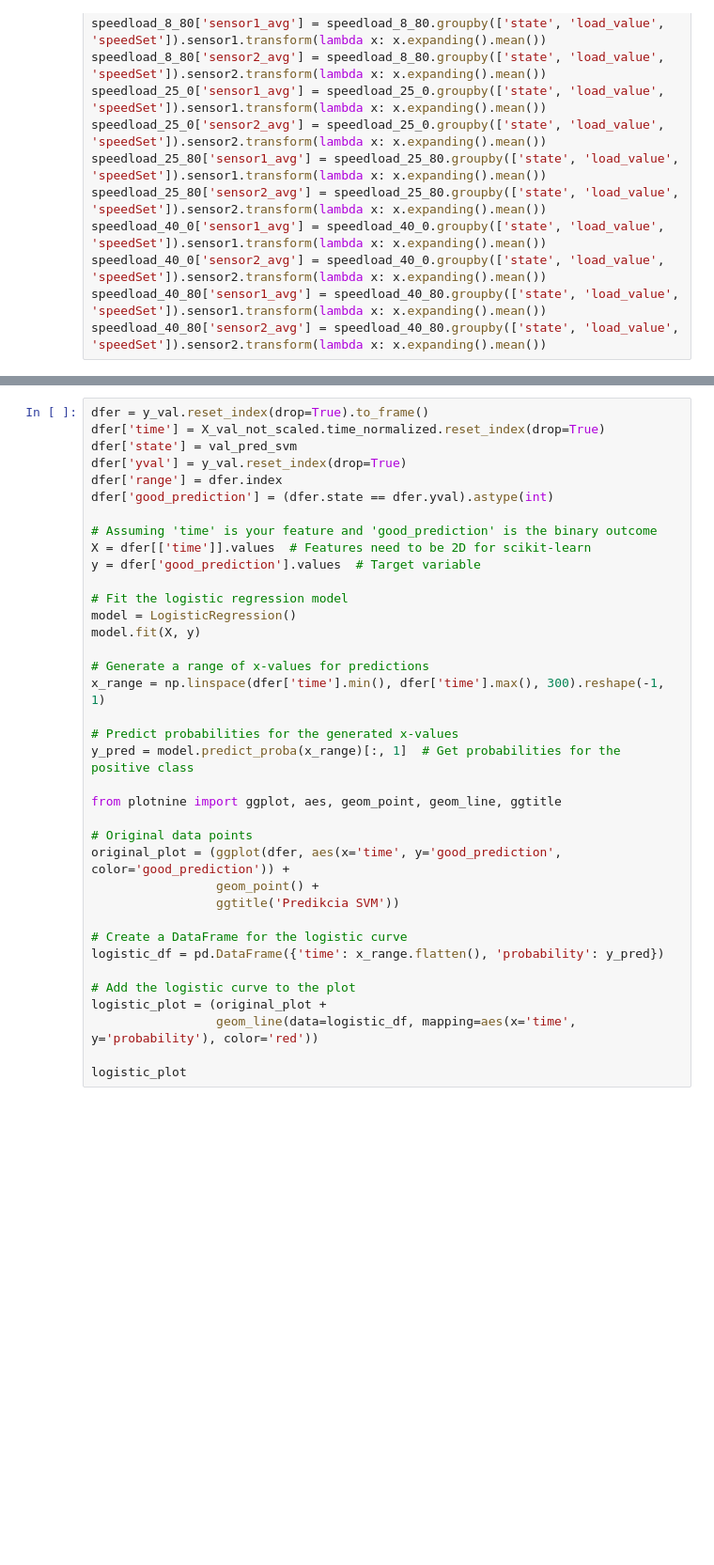
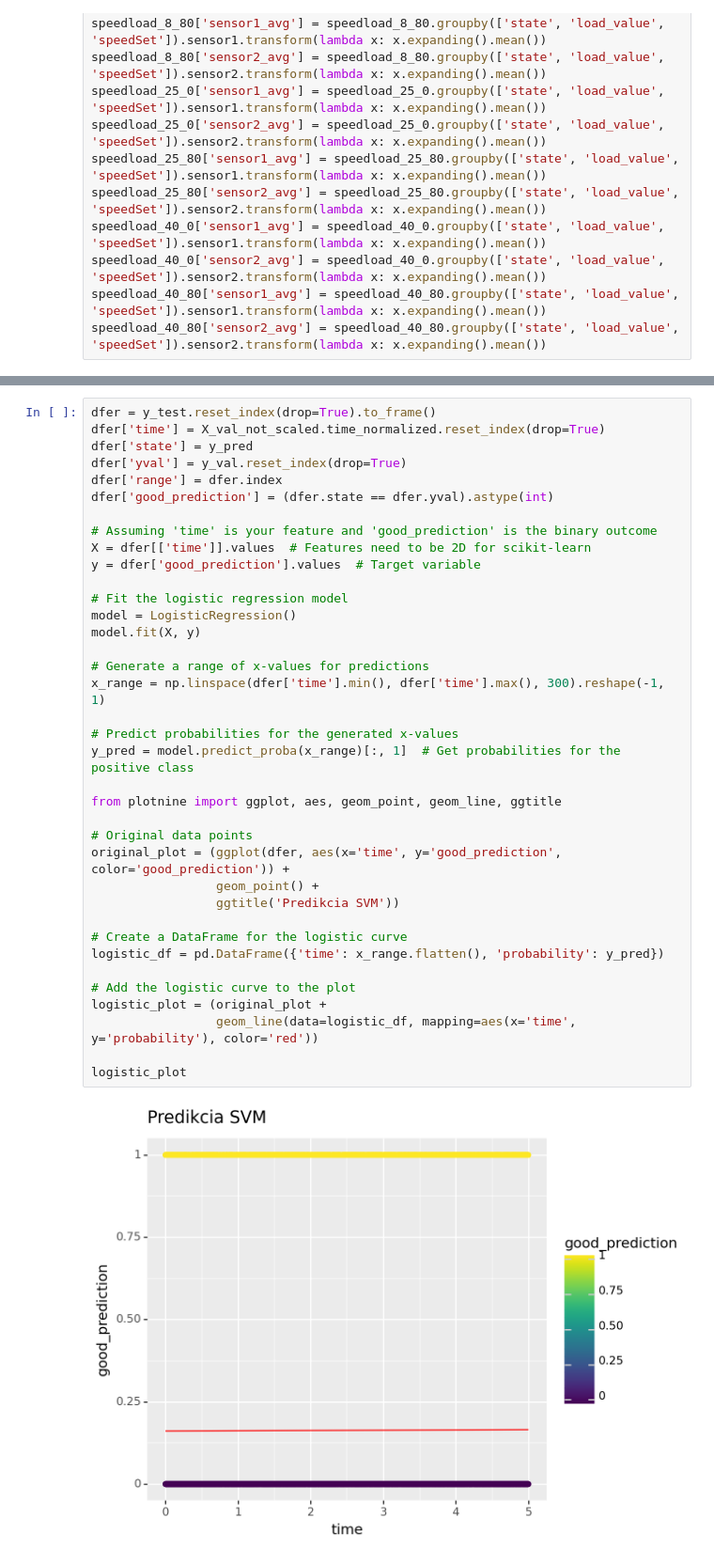
Before and after one commit to robertmunkaci/DataAnalysis, a Jupyter notebook: main.ipynb, the cells around one changed output, grey strips where cells are left out. Shown at 94% size. Saved outputs shown, nothing was run; the diff lists cells and outputs as text; blank space fills up the shorter version.

```diff
--- a/main.ipynb
+++ b/main.ipynb
@@ -904,37 +1239,39 @@ plt.show()
 # %%
-dfer = y_val.reset_index(drop=True).to_frame()
+dfer = y_test.reset_index(drop=True).to_frame()
 dfer['time'] = X_val_not_scaled.time_normalized.reset_index(drop=True)
-dfer['state'] = val_pred_svm
+dfer['state'] = y_pred
 dfer['yval'] = y_val.reset_index(drop=True)
 dfer['range'] = dfer.index
 dfer['good_prediction'] = (dfer.state == dfer.yval).astype(int)
 
 # Assuming 'time' is your feature and 'good_prediction' is the binary outcome
 X = dfer[['time']].values  # Features need to be 2D for scikit-learn
 y = dfer['good_prediction'].values  # Target variable
 
 # Fit the logistic regression model
 model = LogisticRegression()
 model.fit(X, y)
 
 # Generate a range of x-values for predictions
 x_range = np.linspace(dfer['time'].min(), dfer['time'].max(), 300).reshape(-1, 1)
 
 # Predict probabilities for the generated x-values
 y_pred = model.predict_proba(x_range)[:, 1]  # Get probabilities for the positive class
 
 from plotnine import ggplot, aes, geom_point, geom_line, ggtitle
 
 # Original data points
 original_plot = (ggplot(dfer, aes(x='time', y='good_prediction', color='good_prediction')) +
                  geom_point() +
                  ggtitle('Predikcia SVM'))
 
 # Create a DataFrame for the logistic curve
 logistic_df = pd.DataFrame({'time': x_range.flatten(), 'probability': y_pred})
 
 # Add the logistic curve to the plot
 logistic_plot = (original_plot +
                  geom_line(data=logistic_df, mapping=aes(x='time', y='probability'), color='red'))
 
 logistic_plot
+# %% [output]
+[figure, added]
```
Also changed, not shown: parts of 41 cells of this notebook.
